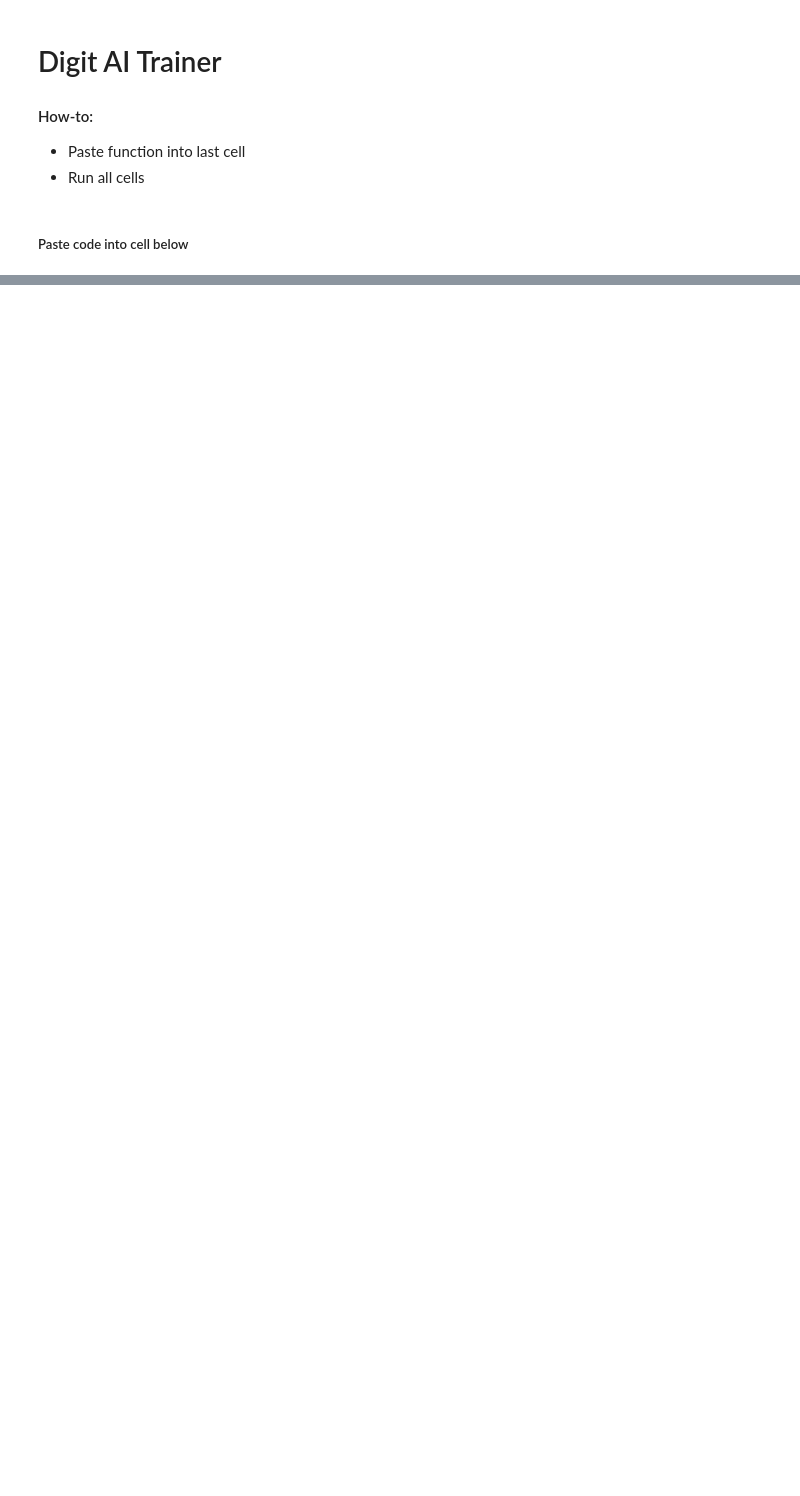
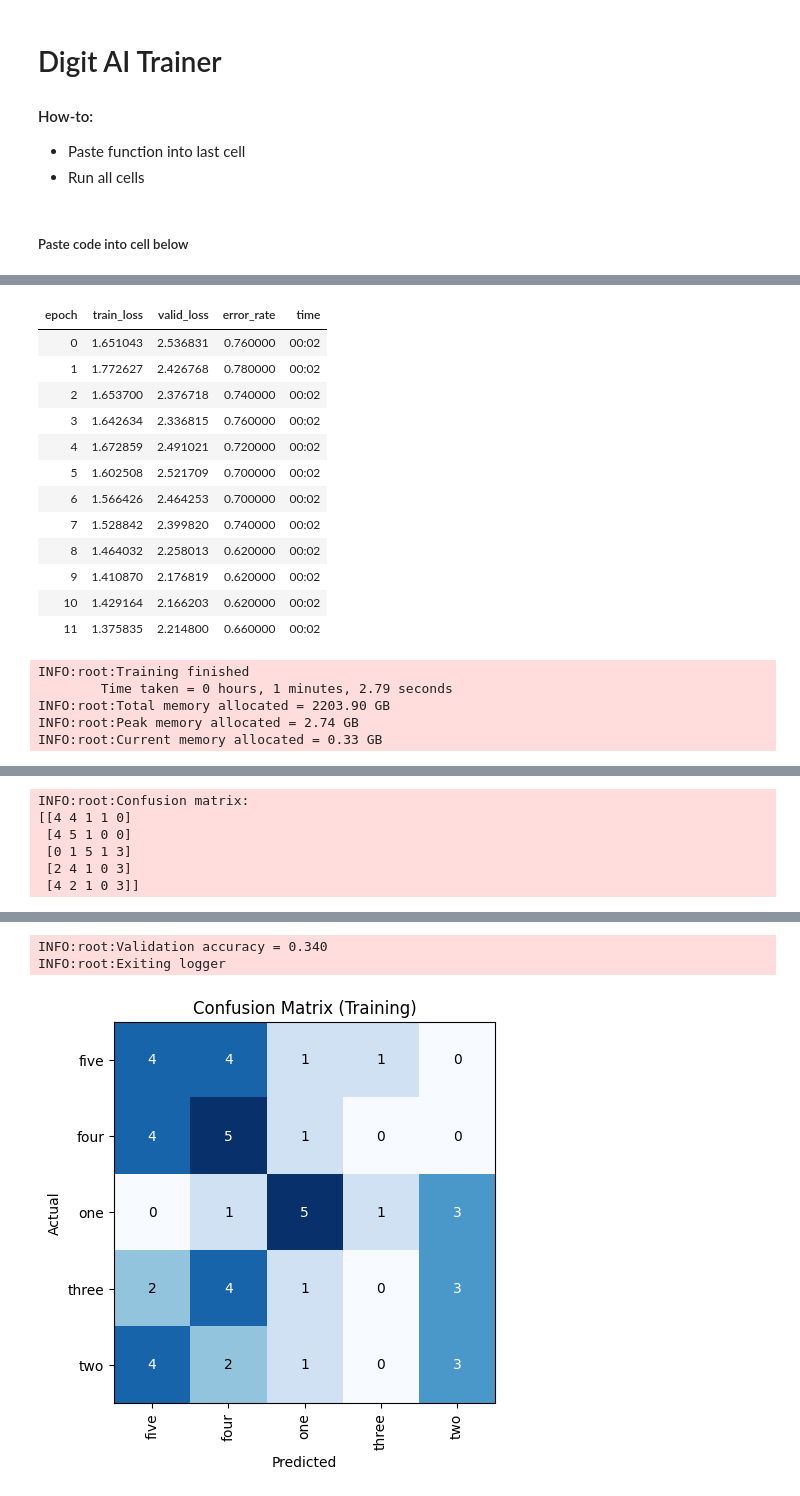
Before and after one commit to matthewnevelos/Finger_Digits, a Jupyter notebook: Finger Digit Trainer.ipynb, the cells around one changed output, grey strips where cells are left out. Drawn from its saved outputs; the diff is of its cells as text; code cells hidden in the pictures; blank space fills up the shorter version.

```diff
--- a/Finger Digit Trainer.ipynb
+++ b/Finger Digit Trainer.ipynb
@@ -158,6 +158,13 @@ def save_confusion_matrix(interp, pic_path, cmap:str="Blues"):
     plt.grid(False)
     fig.savefig(pic_path)
 
+class ResizeTransform(Transform):
+    def __init__(self, size):
+        self.size = size
+
+    def encodes(self, img: TensorImage):
+        return img.resize(self.size)
+
 def train_model(digit_folder="Projects/digit/digits", batch_size=32, epochs=12, seed=69, lr=3e-3, model_output="Projects/digit/models.pkl", save_conf=False, conf_out='None', base_model="resnet18"):
     # Logging
     torch.cuda.empty_cache()
@@ -208,7 +215,8 @@ def train_model(digit_folder="Projects/digit/digits", batch_size=32, epochs=12,
         get_items=get_image_files,
         splitter=GrandparentSplitter(),
         get_y=parent_label,
-        batch_tfms=aug_transforms(mult = 1.5,max_zoom=1.))
+        batch_tfms=aug_transforms(mult = 1.5,max_zoom=1.),
+        item_tfms=[Resize(size=(640, 480), method="squish")])
 
     logging.info(f'DataBlock created')
 
@@ -235,9 +243,9 @@ def train_model(digit_folder="Projects/digit/digits", batch_size=32, epochs=12,
         if est_mem > device_memory:
             logging.info(f"Estimated Total Size: {est_mem / 1024**2:.2f} MB")
             logging.warning("Estimated memory usage is larger than device's memory")
-    except:
+    except Exception as e:
+        logging.error(e)
         logging.warning("Could not estimate estimated memory usage")
-
 
     # Train classifier
     try:
@@ -281,7 +289,6 @@ def train_model(digit_folder="Projects/digit/digits", batch_size=32, epochs=12,
     # Close logging
     logging.info("Exiting logger")
     file_handler.close()
-    return learn
 # %% [markdown]
 ##### Paste code into cell below
 # %%
@@ -289,4 +296,7 @@ def train_model(digit_folder="Projects/digit/digits", batch_size=32, epochs=12,
 # train_model(digit_folder="Projects/digits_1.0/digits", batch_size=16, epochs=2, seed=69, lr=3e-05, model_output="Projects/digits_1.0/models/TEST.pkl", save_conf=True, conf_out="Projects/digits_1.0/results/TEST.png", base_model="AlexNet")
 
 # Code used for DenseNet
-# train_model(digit_folder="Projects/digits_1.0/digits", batch_size=8, epochs=12, seed=69, lr=3e-05, model_output="Projects/digits_1.0/models/DenseNet121.pkl", save_conf=True, conf_out="Projects/digits_1.0/results/DenseNet121.png", base_model="DenseNet121")
+# train_model(digit_folder="Projects/digits_2.0/digits", batch_size=8, epochs=12, seed=69, lr=3e-05, model_output="Projects/digits_2.0/models/DenseNet121.pkl", save_conf=True, conf_out="Projects/digits_2.0/results/DenseNet121.png", base_model="DenseNet121")
+
+train_model(digit_folder="Projects\digits_4.0\digits", batch_size=8, epochs=12, seed=69, lr=3e-05, model_output="Projects/digits_4.0/models/DenseNet121.pkl", save_conf=True, conf_out="Projects/digits_4.0/results/DenseNet121.png", base_model="ResNet18")
+# %% [output]
@@ -292,0 +333,18 @@ def train_model(digit_folder="Projects/digit/digits", batch_size=32, epochs=12,
+| epoch | train_loss | valid_loss | error_rate | time |
+| 0 | 1.651043 | 2.536831 | 0.760000 | 00:02 |
+| 1 | 1.772627 | 2.426768 | 0.780000 | 00:02 |
+| 2 | 1.653700 | 2.376718 | 0.740000 | 00:02 |
+| 3 | 1.642634 | 2.336815 | 0.760000 | 00:02 |
+| 4 | 1.672859 | 2.491021 | 0.720000 | 00:02 |
+| 5 | 1.602508 | 2.521709 | 0.700000 | 00:02 |
+| 6 | 1.566426 | 2.464253 | 0.700000 | 00:02 |
+| 7 | 1.528842 | 2.399820 | 0.740000 | 00:02 |
+| 8 | 1.464032 | 2.258013 | 0.620000 | 00:02 |
+| 9 | 1.410870 | 2.176819 | 0.620000 | 00:02 |
+| 10 | 1.429164 | 2.166203 | 0.620000 | 00:02 |
+| 11 | 1.375835 | 2.214800 | 0.660000 | 00:02 |
+INFO:root:Training finished
+        Time taken = 0 hours, 1 minutes, 2.79 seconds
+INFO:root:Total memory allocated = 2203.90 GB
+INFO:root:Peak memory allocated = 2.74 GB
+INFO:root:Current memory allocated = 0.33 GB
@@ -292,0 +354,6 @@ def train_model(digit_folder="Projects/digit/digits", batch_size=32, epochs=12,
+INFO:root:Confusion matrix:
+[[4 4 1 1 0]
+ [4 5 1 0 0]
+ [0 1 5 1 3]
+ [2 4 1 0 3]
+ [4 2 1 0 3]]
@@ -292,0 +361,3 @@ def train_model(digit_folder="Projects/digit/digits", batch_size=32, epochs=12,
+INFO:root:Validation accuracy = 0.340
+INFO:root:Exiting logger
+[figure, added]
```
Also changed, not shown: parts of 1 cell of this notebook.
